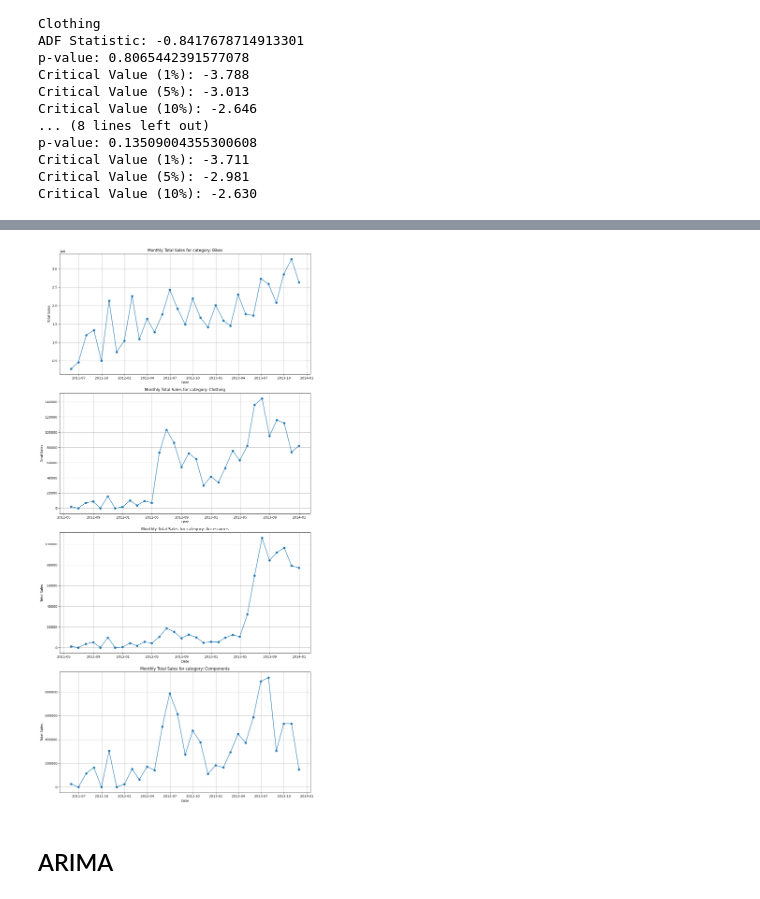
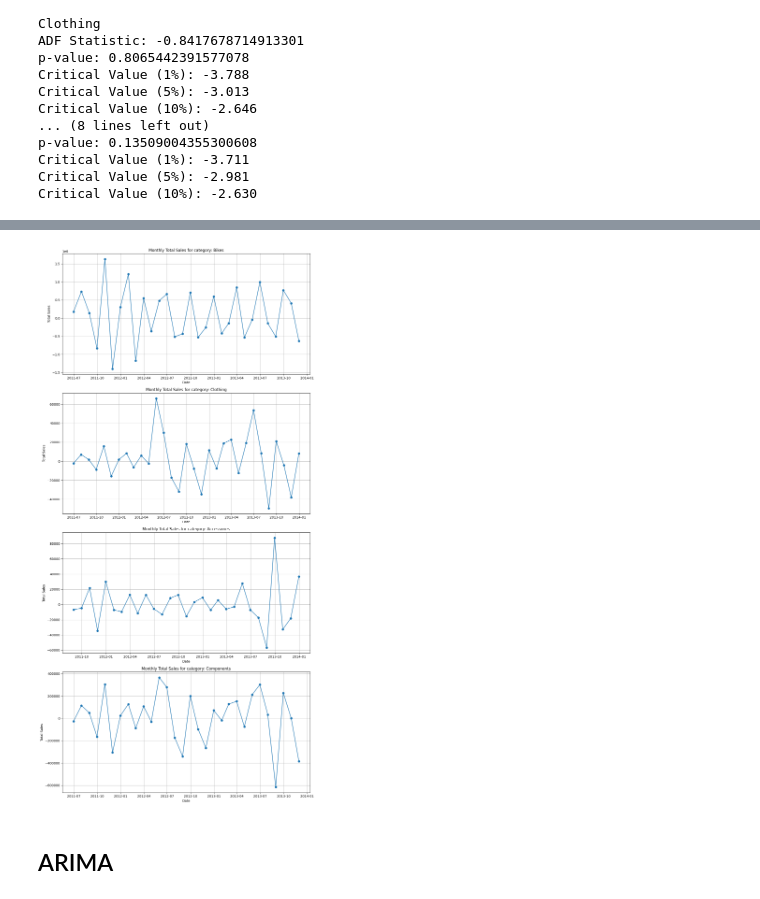
Before and after one commit to ga1nang/curent_topic, a Jupyter notebook: arima_category.ipynb, the cells around one changed output, grey strips where cells are left out. Cells and saved outputs as stored; diff of their text form; code cells hidden in the pictures.

```diff
--- a/arima_category.ipynb
+++ b/arima_category.ipynb
@@ -124,7 +124,7 @@ n_categories = len(categories)  # Total number of categories
 
 plt.figure(figsize=(12, 6 * n_categories))  # Adjust figure size dynamically based on the number of categories
 
-for i, (category, monthly_sales) in enumerate(train_data.items(), 1):
+for i, (category, monthly_sales) in enumerate(combined_data.items(), 1):
     plt.subplot(n_categories, 1, i)
     plt.plot(monthly_sales, marker='o', linestyle='-')
     plt.title(f"Monthly Total Sales for category: {category}")
@@ -250,21 +249,21 @@ category: Components - Stationary after 1 differences.
 # %%
 n_categories = len(categories)  # Total number of categories
 
 plt.figure(figsize=(12, 6 * n_categories))  # Adjust figure size dynamically based on the number of categories
 
-for i, (category, monthly_sales) in enumerate(train_data.items(), 1):
+for i, (category, monthly_sales) in enumerate(stationary_train_data.items(), 1):
     plt.subplot(n_categories, 1, i)
     plt.plot(monthly_sales, marker='o', linestyle='-')
     plt.title(f"Monthly Total Sales for category: {category}")
     plt.xlabel("Date")
     plt.ylabel("Total Sales")
     plt.grid(True)
 
 # Adjust layout
 plt.tight_layout()
 plt.show()
 # %% [output]
-[figure, old version]
+[figure, new version]
 # %% [markdown]
 ## ARIMA
 # %%
```
Also changed, not shown: parts of 26 cells of this notebook, 21 other files.
